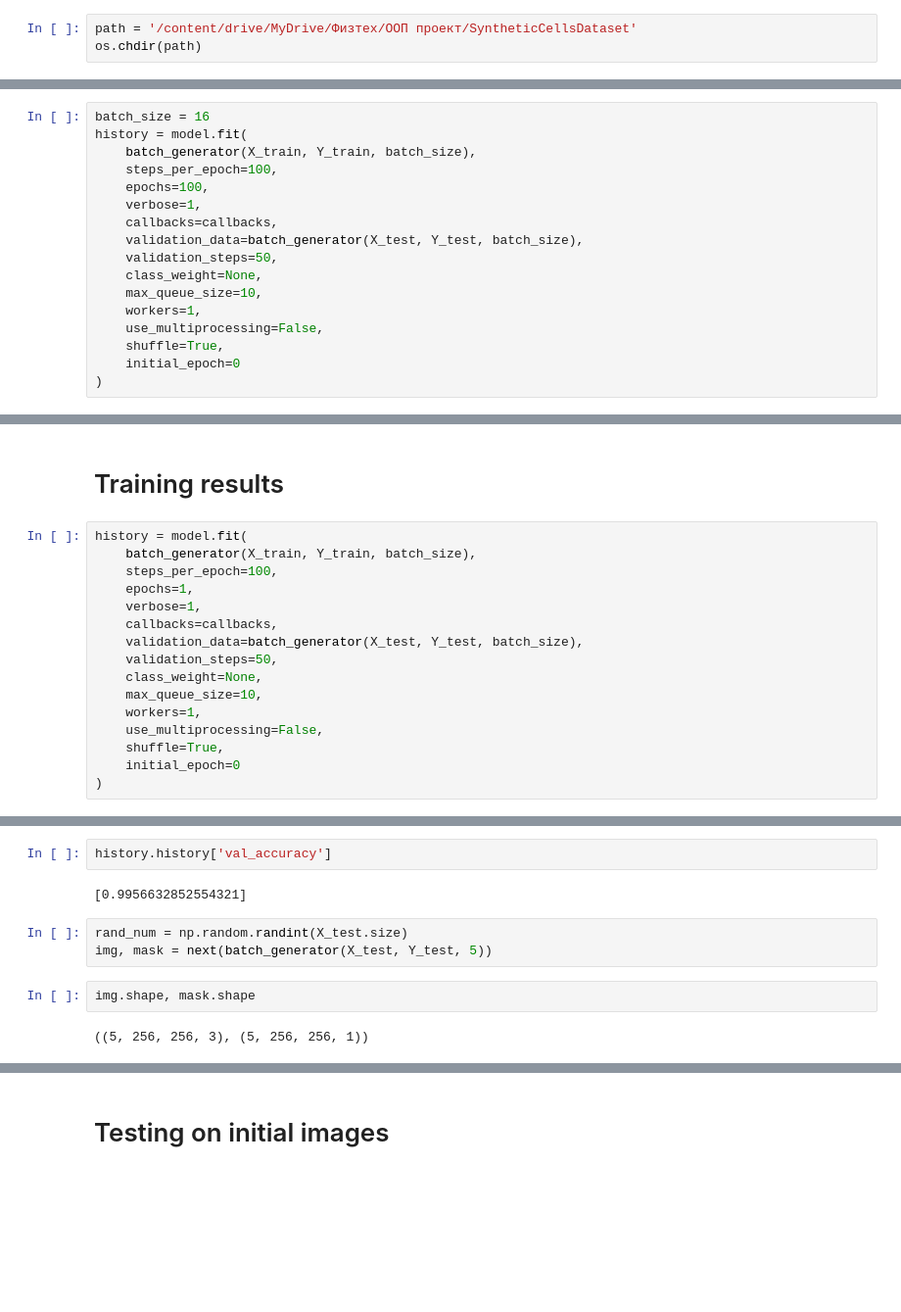
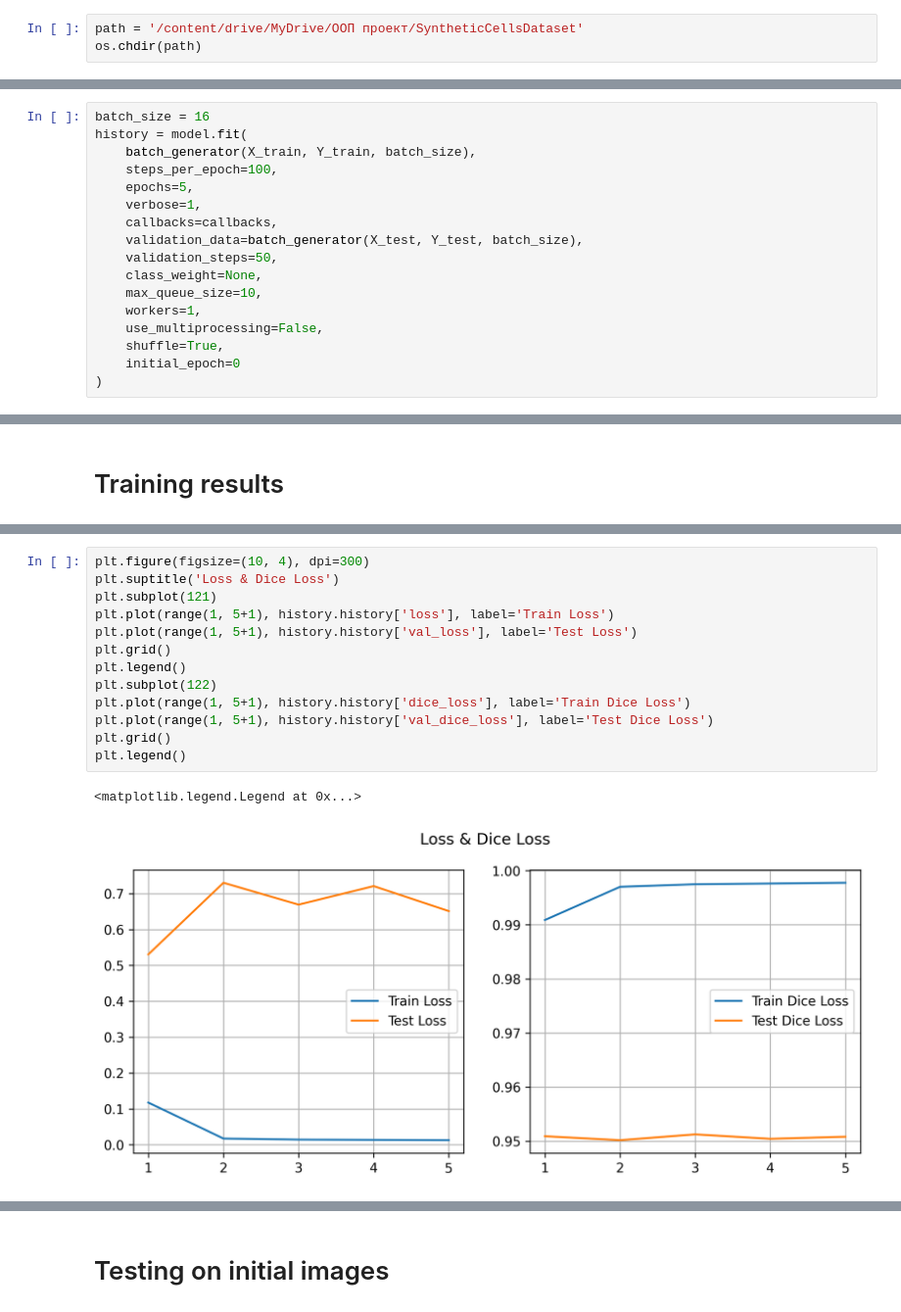
Before and after one commit to Sergei-Volkov/CellsCounter, a Jupyter notebook: NeuralNetworkTry.ipynb, the cells around one changed output, grey strips where cells are left out. Shown at 98% size. Saved outputs shown, nothing was run; the diff lists cells and outputs as text; blank space fills up the shorter version.

```diff
--- a/NeuralNetworkTry.ipynb
+++ b/NeuralNetworkTry.ipynb
@@ -14,7 +14,7 @@ drive.mount('/content/drive')
 # %% [output]
 Mounted at /content/drive
 # %%
-path = '/content/drive/MyDrive/Физтех/ООП проект/SyntheticCellsDataset'
+path = '/content/drive/MyDrive/ООП проект/SyntheticCellsDataset'
 os.chdir(path)
 # %% [markdown]
 # Train & Test datasets
@@ -248,7 +268,7 @@ batch_size = 16
 history = model.fit(
     batch_generator(X_train, Y_train, batch_size),
     steps_per_epoch=100,
-    epochs=100,
+    epochs=5,
     verbose=1,
     callbacks=callbacks,
     validation_data=batch_generator(X_test, Y_test, batch_size),
@@ -282,18 +294,2 @@ KeyboardInterrupt: ignored
 # %% [markdown]
 # Training results
-# %%
-history = model.fit(
-    batch_generator(X_train, Y_train, batch_size),
-    steps_per_epoch=100,
-    epochs=1,
-    verbose=1,
-    callbacks=callbacks,
-    validation_data=batch_generator(X_test, Y_test, batch_size),
-    validation_steps=50,
-    class_weight=None,
-    max_queue_size=10,
-    workers=1,
-    use_multiprocessing=False,
-    shuffle=True,
-    initial_epoch=0
-)
@@ -302,12 +296,17 @@ history = model.fit(
-# %%
-history.history['val_accuracy']
-# %% [output]
-[0.9956632852554321]
-# %%
-rand_num = np.random.randint(X_test.size)
-img, mask = next(batch_generator(X_test, Y_test, 5))
-# %%
-img.shape, mask.shape
-# %% [output]
-((5, 256, 256, 3), (5, 256, 256, 1))
+# %%
+plt.figure(figsize=(10, 4), dpi=300)
+plt.suptitle('Loss & Dice Loss')
+plt.subplot(121)
+plt.plot(range(1, 5+1), history.history['loss'], label='Train Loss')
+plt.plot(range(1, 5+1), history.history['val_loss'], label='Test Loss')
+plt.grid()
+plt.legend()
+plt.subplot(122)
+plt.plot(range(1, 5+1), history.history['dice_loss'], label='Train Dice Loss')
+plt.plot(range(1, 5+1), history.history['val_dice_loss'], label='Test Dice Loss')
+plt.grid()
+plt.legend()
+# %% [output]
+<matplotlib.legend.Legend at 0x...>
+[figure, added]
 # %%
```
Also changed, not shown: parts of 35 cells of this notebook.
